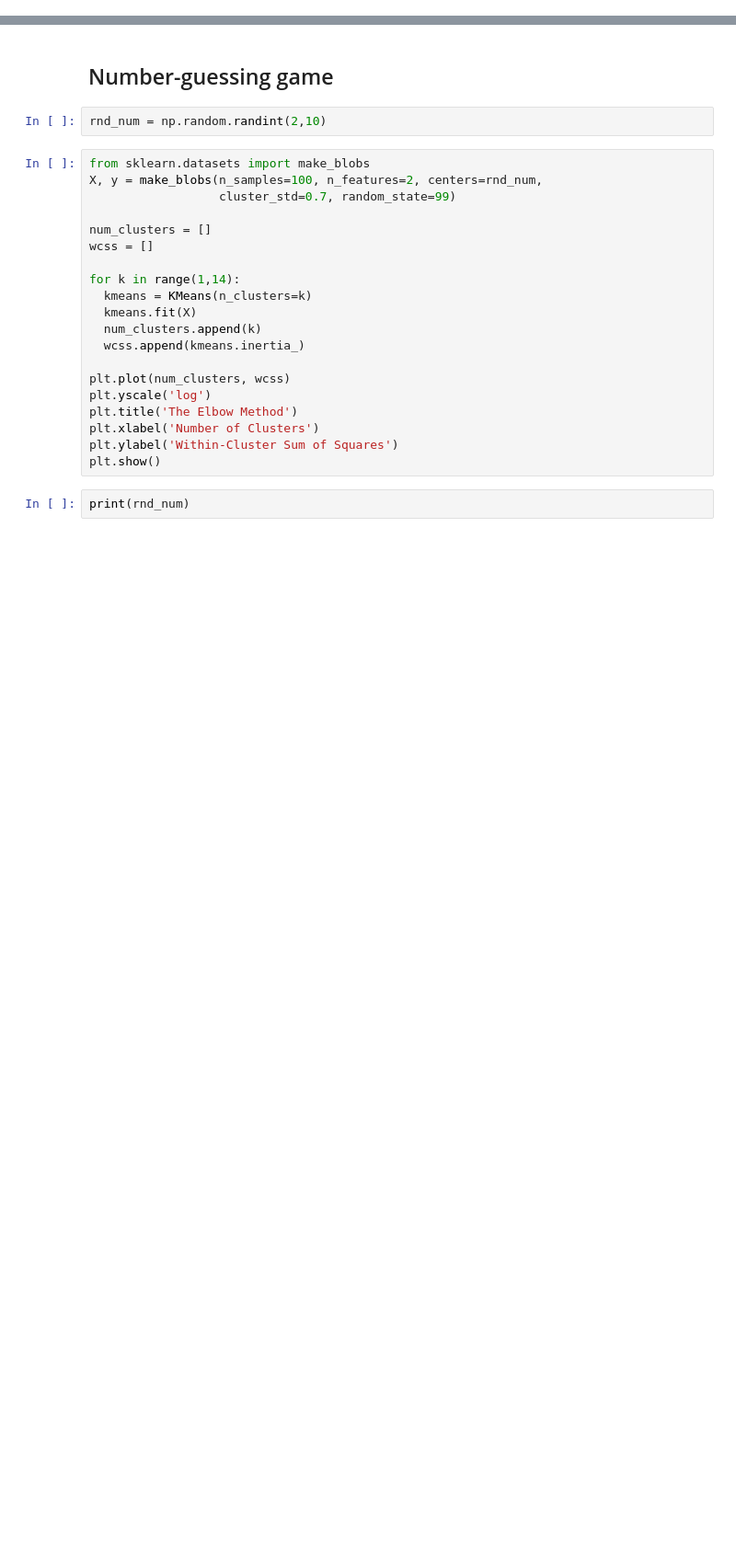
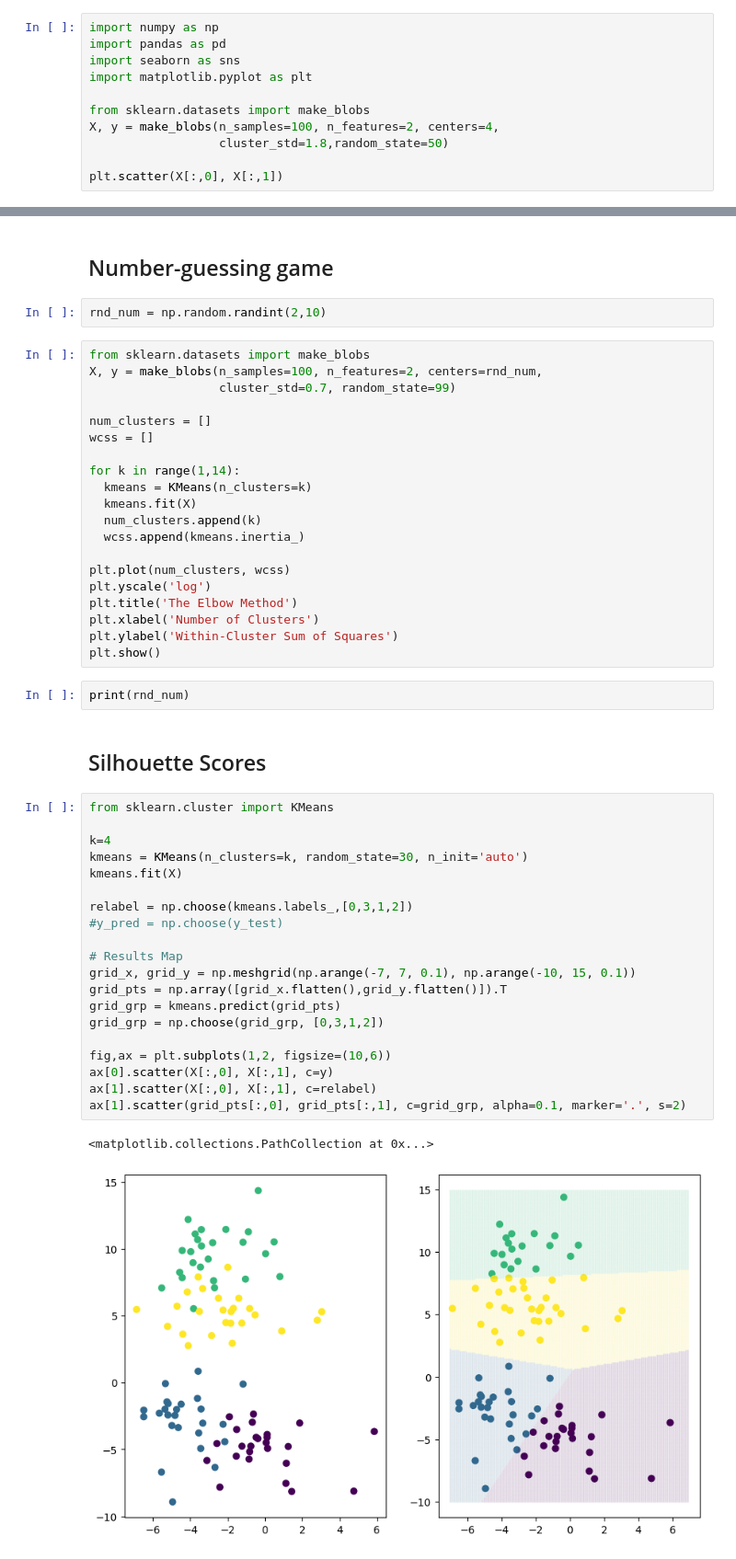
Before and after one commit to drolsonmi/math3480, a Jupyter notebook: Notes/Code/20_ClusteringModels.ipynb, the cells around one changed output, grey strips where cells are left out. Shown at 92% size. Cells and saved outputs as stored; diff of their text form; blank space fills up the shorter version.

Commit message:
Wrote Clustering Lecture

```diff
--- a/Notes/Code/20_ClusteringModels.ipynb
+++ b/Notes/Code/20_ClusteringModels.ipynb
@@ -0,0 +1,11 @@
+# %%
+import numpy as np
+import pandas as pd
+import seaborn as sns
+import matplotlib.pyplot as plt
+
+from sklearn.datasets import make_blobs
+X, y = make_blobs(n_samples=100, n_features=2, centers=4,
+                  cluster_std=1.8,random_state=50)
+
+plt.scatter(X[:,0], X[:,1])
@@ -72,3 +92,28 @@ plt.ylabel('Within-Cluster Sum of Squares')
 plt.show()
 # %%
 print(rnd_num)
+# %% [markdown]
+## Silhouette Scores
+# %%
+from sklearn.cluster import KMeans
+
+k=4
+kmeans = KMeans(n_clusters=k, random_state=30, n_init='auto')
+kmeans.fit(X)
+
+relabel = np.choose(kmeans.labels_,[0,3,1,2])
+#y_pred = np.choose(y_test)
+
+# Results Map
+grid_x, grid_y = np.meshgrid(np.arange(-7, 7, 0.1), np.arange(-10, 15, 0.1))
+grid_pts = np.array([grid_x.flatten(),grid_y.flatten()]).T
+grid_grp = kmeans.predict(grid_pts)
+grid_grp = np.choose(grid_grp, [0,3,1,2])
+
+fig,ax = plt.subplots(1,2, figsize=(10,6))
+ax[0].scatter(X[:,0], X[:,1], c=y)
+ax[1].scatter(X[:,0], X[:,1], c=relabel)
+ax[1].scatter(grid_pts[:,0], grid_pts[:,1], c=grid_grp, alpha=0.1, marker='.', s=2)
+# %% [output]
+<matplotlib.collections.PathCollection at 0x...>
+[figure, added]
```
Also changed, not shown: parts of 5 cells of this notebook, 1 other file.
